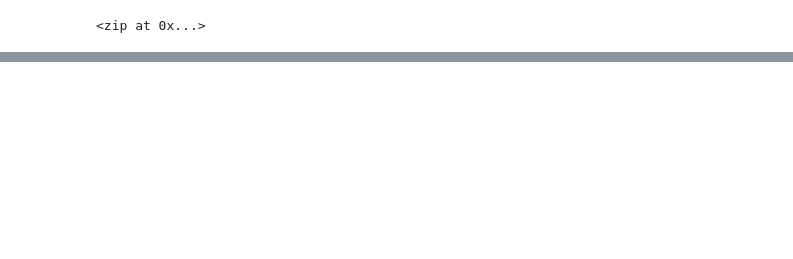
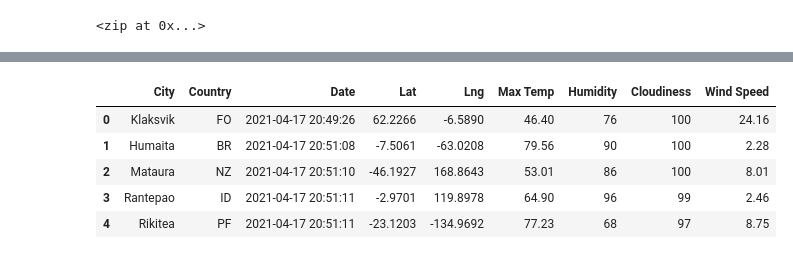
Before and after one commit to travisdharry/World_Weather_Analysis, a Jupyter notebook: WeatherPy.ipynb, the cells around one changed output, grey strips where cells are left out. Cells and saved outputs as stored; diff of their text form; code cells hidden in the pictures; blank space fills up the shorter version.

```diff
--- a/WeatherPy.ipynb
+++ b/WeatherPy.ipynb
@@ -31,0 +151,12 @@ len(cities)
+# %%
+# Reorder columns
+new_column_order = ['City', 'Country', 'Date', 'Lat', 'Lng', 'Max Temp', 'Humidity', 'Cloudiness', 'Wind Speed']
+city_data_df = city_data_df[new_column_order]
+city_data_df.head()
+# %% [output]
+|  | City | Country | Date | Lat | Lng | Max Temp | Humidity | Cloudiness | Wind Speed |
+| 0 | Klaksvik | FO | 2021-04-17 20:49:26 | 62.2266 | -6.5890 | 46.40 | 76 | 100 | 24.16 |
+| 1 | Humaita | BR | 2021-04-17 20:51:08 | -7.5061 | -63.0208 | 79.56 | 90 | 100 | 2.28 |
+| 2 | Mataura | NZ | 2021-04-17 20:51:10 | -46.1927 | 168.8643 | 53.01 | 86 | 100 | 8.01 |
+| 3 | Rantepao | ID | 2021-04-17 20:51:11 | -2.9701 | 119.8978 | 64.90 | 96 | 99 | 2.46 |
+| 4 | Rikitea | PF | 2021-04-17 20:51:11 | -23.1203 | -134.9692 | 77.23 | 68 | 97 | 8.75 |
```
Also changed, not shown: parts of 7 cells of this notebook, 3 other files.
